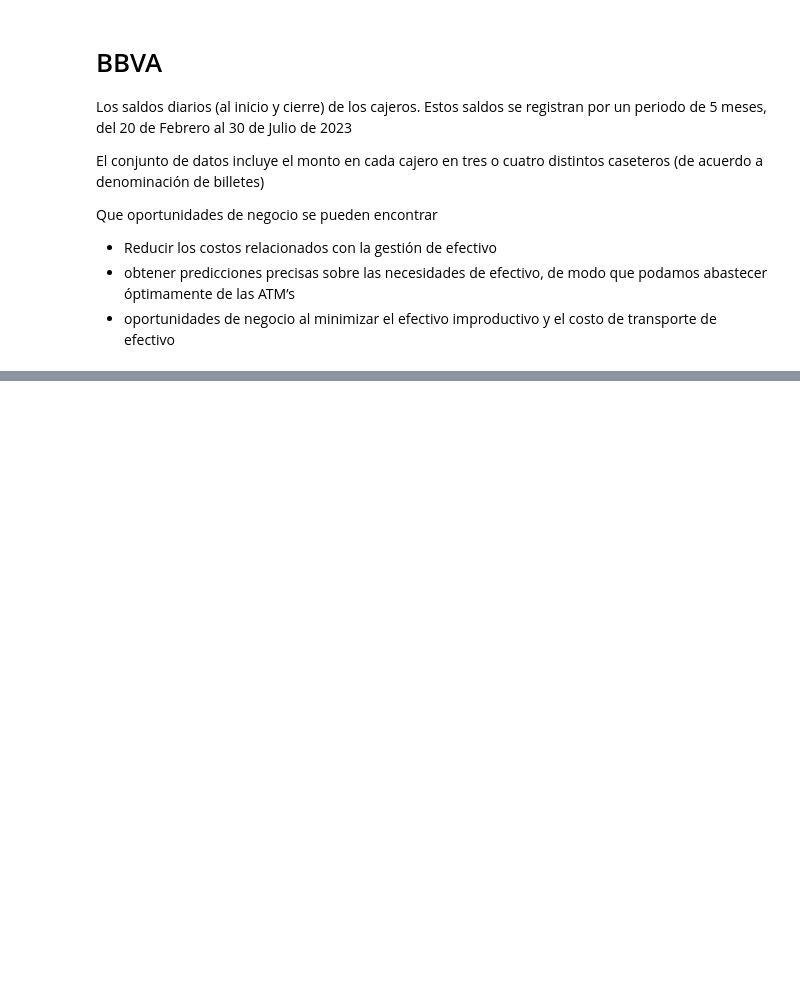
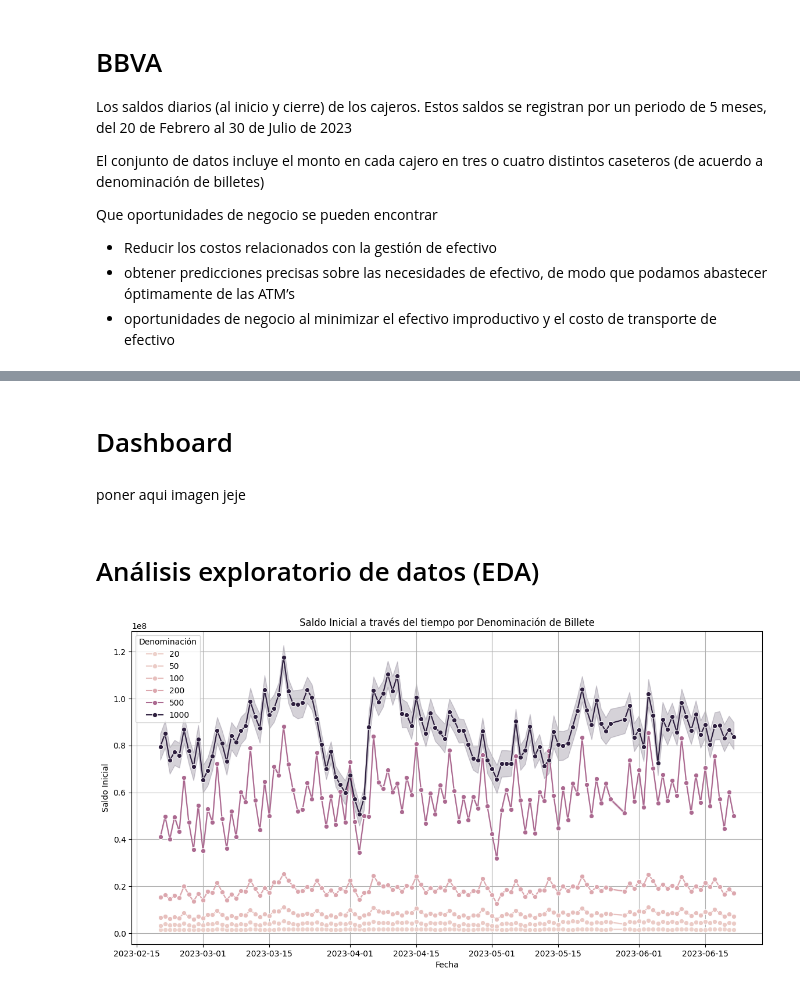
Before and after one commit to JairAmaro/Portafolio, a Jupyter notebook: BBVA ATMS/BBVA_ATMS.ipynb, the cells around one changed output, grey strips where cells are left out. Drawn from its saved outputs; the diff is of its cells as text; code cells hidden in the pictures; blank space fills up the shorter version.

```diff
--- a/BBVA ATMS/BBVA_ATMS.ipynb
+++ b/BBVA ATMS/BBVA_ATMS.ipynb
@@ -45,7 +48,19 @@ def Clean_process_data(data):
     data = data.drop(columns = ['X','FECHA-CIERRE-LOAD','FECHA-CIERRE-CUTOFF'])
 
     return data
+# %%
+def calculate_SF(data):
+    data['SALDOFINAL'] = (data['SALDOINICIAL'] + data['DOTADO'] - data['PAGADO'] - data['CONCENTRADO']).abs()
+    return data
+# %%
+def time_features(data):
+    data['FECHA'] = pd.to_datetime(data['FECHA'])
+    data['MES'] = data['FECHA'].dt.month
+    data['DIA_SEMANA'] = data['FECHA'].dt.dayofweek
+    data['SEMANA'] = data['FECHA'].dt.isocalendar().week
+    return data
 # %%
 # Usamos la función para limpiar los datos y reasignar el DataFrame
-test = Clean_process_data(test)
-test
+df = Clean_process_data(df)
+df = calculate_SF(df)
+df = time_features(df)
@@ -65,0 +71,2 @@ test
+# %%
+df['PAGADO_CHECK'] = (df['SALDOINICIAL'] - df['SALDOFINAL'] - df['CONCENTRADO'] + df['DOTADO']).abs()
@@ -65,0 +113,2 @@ test
+# %% [markdown]
+# Dashboard
@@ -65,0 +117,4 @@ test
+# %% [markdown]
+poner aqui imagen jeje
+# %% [markdown]
+# Análisis exploratorio de datos (EDA)
@@ -65,0 +125,15 @@ test
+# %%
+plt.figure(figsize=(14, 7))
+sns.lineplot(data=df, x='FECHA', y='SALDOINICIAL', hue='DENOMINACION', marker='o')
+
+# Personalizar la gráfica
+plt.title('Saldo Inicial a través del tiempo por Denominación de Billete')
+plt.xlabel('Fecha')
+plt.ylabel('Saldo Inicial')
+plt.legend(title='Denominación')
+plt.grid(True)
+
+# Mostrar la gráfica
+plt.show()
+# %% [output]
+[figure, added]
```
Also changed, not shown: parts of 37 cells of this notebook.
